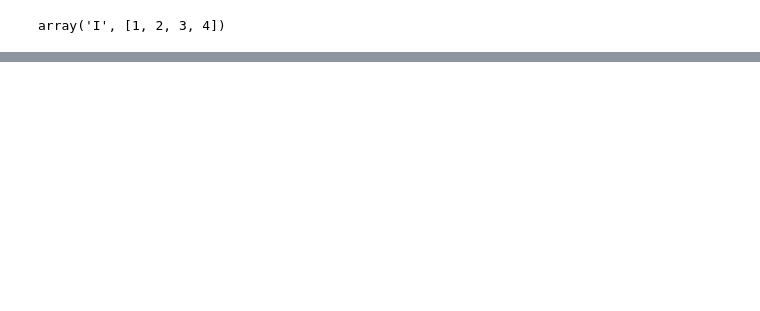
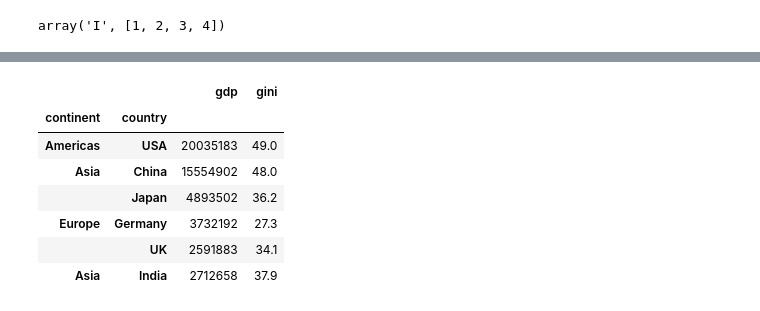
Before and after one commit to abhijeetmote/pandas_ecosystem, a Jupyter notebook: pandas_ecosystem.ipynb, the cells around one changed output, grey strips where cells are left out. Cells and saved outputs as stored; diff of their text form; code cells hidden in the pictures; blank space fills up the shorter version.

```diff
--- a/pandas_ecosystem.ipynb
+++ b/pandas_ecosystem.ipynb
@@ -60,0 +235,11 @@ static_frame.core.frame.Frame
+# %%
+gdp.xs(2018, axis='columns', level=1)
+# %% [output]
+|  |  | gdp | gini |
+| continent | country |  |  |
+| Americas | USA | 20035183 | 49.0 |
+| Asia | China | 15554902 | 48.0 |
+|  | Japan | 4893502 | 36.2 |
+| Europe | Germany | 3732192 | 27.3 |
+|  | UK | 2591883 | 34.1 |
+| Asia | India | 2712658 | 37.9 |
```
Also changed, not shown: parts of 70 cells of this notebook, 32 other files.
